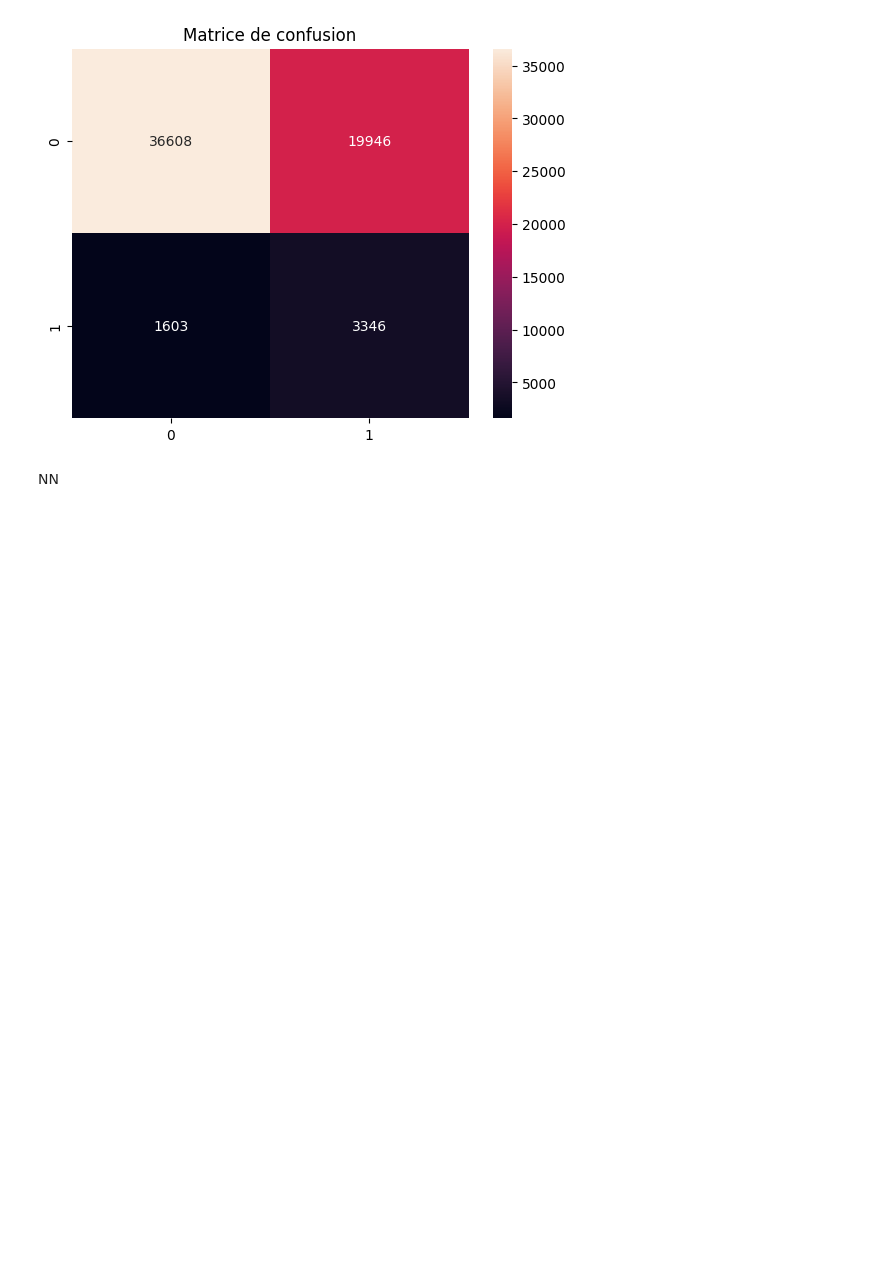
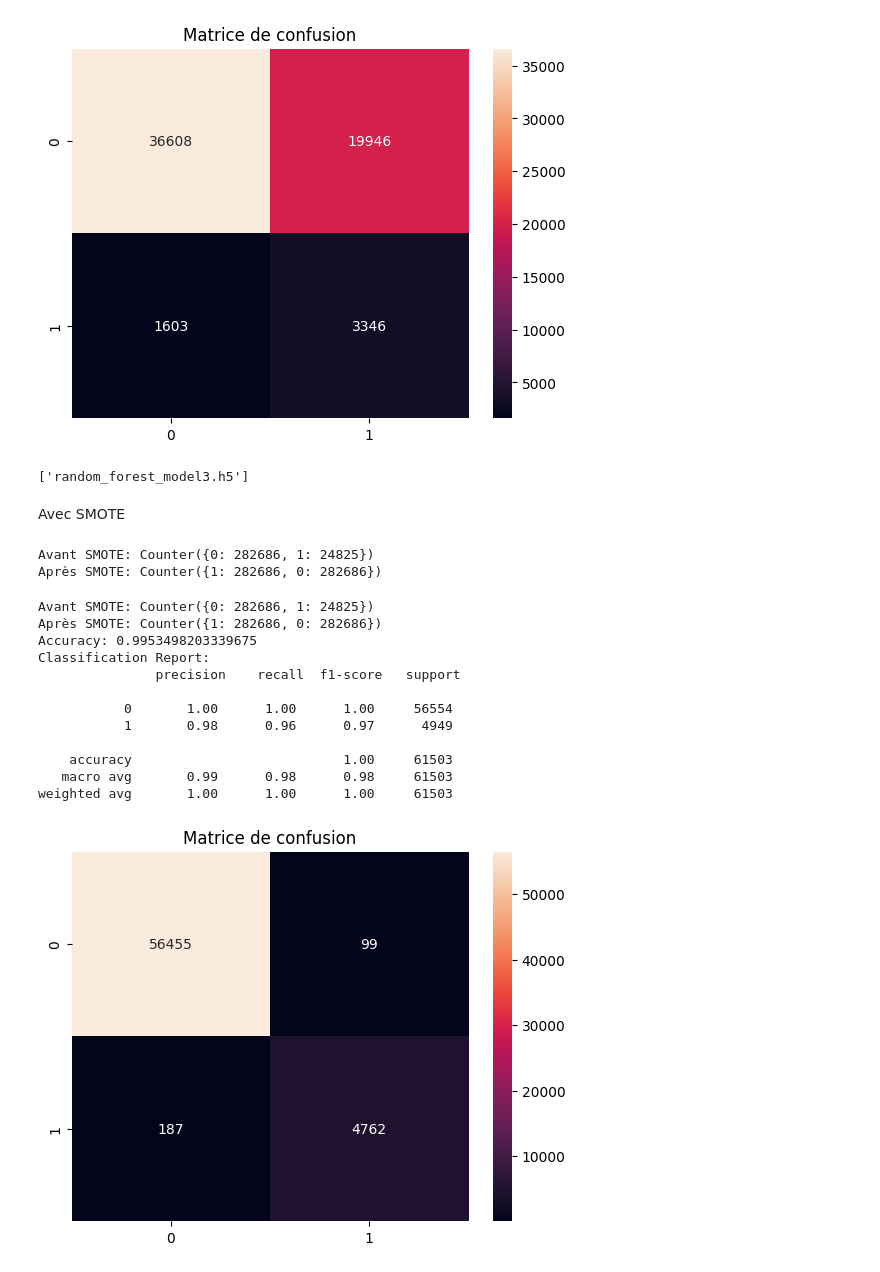
Before and after one commit to carter221/credits_scoring_ia, a Jupyter notebook: notebooks/Data-prepar.ipynb, the cells around one changed output. Drawn from its saved outputs; the diff is of its cells as text; code cells hidden in the pictures; blank space fills up the shorter version.

Commit message:
model update

```diff
--- a/notebooks/Data-prepar.ipynb
+++ b/notebooks/Data-prepar.ipynb
@@ -3,8 +3,8 @@ import pandas as pd
 import numpy as np
 
 # Chargement des données
-train = pd.read_csv('application_train.csv')
-test = pd.read_csv('application_test.csv')
+train = pd.read_csv('../data/application_train.csv')
+test = pd.read_csv('../data/application_test.csv')
 # %%
 
 # 1. Pourcentage de valeurs nulles dans train uniquement
@@ -434,7 +476,66 @@ Classification Report:
    macro avg       0.55      0.66      0.50     61503
 weighted avg       0.89      0.65      0.73     61503
 [figure]
+# %%
+joblib.dump(xgb_model, 'random_forest_model3.h5')
+# %% [output]
+['random_forest_model3.h5']
 # %%
 y_test_pred = model.predict(X_test)
 # %% [markdown]
-NN
+Avec SMOTE
+# %%
+from imblearn.over_sampling import SMOTE
+from collections import Counter
+
+# Créer une instance de SMOTE
+smote = SMOTE(random_state=42)
+
+# Appliquer SMOTE sur les données d'entraînement
+X_train_smote, y_train_smote = smote.fit_resample(X_train, y_train)
+
+# Afficher la distribution des classes après SMOTE
+print(f"Avant SMOTE: {Counter(y_train)}")
+print(f"Après SMOTE: {Counter(y_train_smote)}")
+# %% [output]
+Avant SMOTE: Counter({0: 282686, 1: 24825})
+Après SMOTE: Counter({1: 282686, 0: 282686})
+# %%
+from sklearn.ensemble import RandomForestClassifier
+
+# Appliquer SMOTE
+smote = SMOTE(random_state=42)
+X_train_smote, y_train_smote = smote.fit_resample(X_train, y_train)
+
+# Afficher la distribution des classes
+print(f"Avant SMOTE: {Counter(y_train)}")
+print(f"Après SMOTE: {Counter(y_train_smote)}")
+
+# Entraîner le modèle Random Forest
+model = RandomForestClassifier(random_state=42)
+model.fit(X_train_smote, y_train_smote)
+
+# Évaluer le modèle
+from sklearn.metrics import classification_report, confusion_matrix, accuracy_score
+
+y_pred_val = model.predict(X_val_split)
+
+print("Accuracy:", accuracy_score(y_val_split, y_pred_val))
+print("Classification Report:\n", classification_report(y_val_split, y_pred_val))
+sns.heatmap(confusion_matrix(y_val_split, y_pred_val), annot=True, fmt='d')
+plt.title("Matrice de confusion")
+plt.show()
+# %% [output]
+Avant SMOTE: Counter({0: 282686, 1: 24825})
+Après SMOTE: Counter({1: 282686, 0: 282686})
+Accuracy: 0.9953498203339675
+Classification Report:
+               precision    recall  f1-score   support
+
+           0       1.00      1.00      1.00     56554
+           1       0.98      0.96      0.97      4949
+
+    accuracy                           1.00     61503
+   macro avg       0.99      0.98      0.98     61503
+weighted avg       1.00      1.00      1.00     61503
+[figure, added]
```
Also changed, not shown: parts of 13 cells of this notebook, 13 other files.
